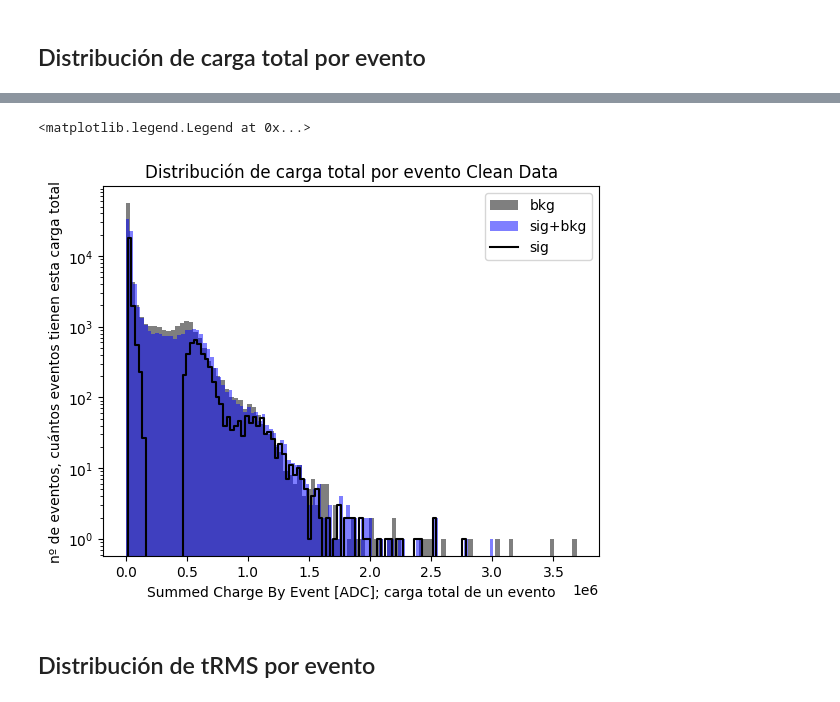
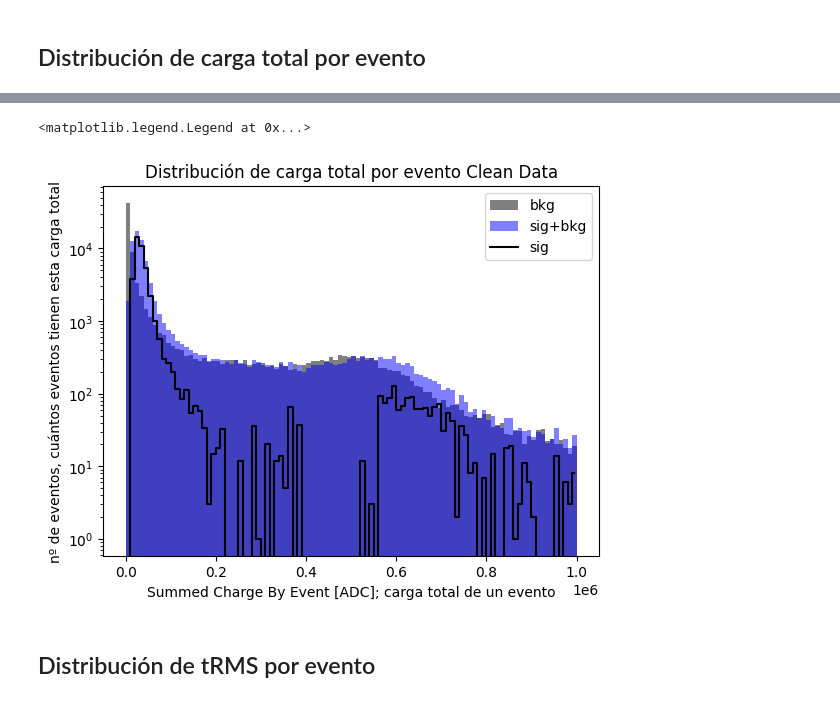
Before and after one commit to teresaaboal/NiCf_analysis, a Jupyter notebook: teresa_analysis/WCTE_teresa.ipynb, the cells around one changed output, grey strips where cells are left out. Cells and saved outputs as stored; diff of their text form; code cells hidden in the pictures.

```diff
--- a/teresa_analysis/WCTE_teresa.ipynb
+++ b/teresa_analysis/WCTE_teresa.ipynb
@@ -518,32 +531,19 @@ Text(0.5, 0.98, 'Distribución de carga total por evento')
 # %%
-counts_bkg_charge, edges_bkg_charge, _ = plt.hist(total_charge_by_event_bkg_clean, 100, histtype = "stepfilled" ,alpha=0.5, label="bkg")    #recoge los valores x,y que dibuja en el histograma
-counts_sig_charge, edges_sig_charge, _ = plt.hist(total_charge_by_event_sig_clean, 100, histtype="stepfilled", alpha=0.5, label="sig+bkg")
-#para ver mejor range=(0,2000)
+counts_bkg_charge, edges_bkg_charge, _ = plt.hist(total_charge_by_event_bkg_clean, 100,range=(0,1e6), histtype = "stepfilled" ,alpha=0.5, label="bkg")    #recoge los valores x,y que dibuja en el histograma
+counts_sig_charge, edges_sig_charge, _ = plt.hist(total_charge_by_event_sig_clean, 100,range=(0,1e6), histtype="stepfilled", alpha=0.5, label="sig+bkg")
+#para ver mejor range=(0,1e6)
 
 bin_centers_charge = (edges_sig_charge[1:] + edges_sig_charge [:-1])/2   #divide entre 2 porque calcula el centro del bin
-
-#total_charge_by_event_only_sig = pd.Series(counts_sig_charge - counts_bkg_charge, index=bin_centers_charge) #creo la pd.Series de la señal limpia (sólo la señal)
-#plt.hist(counts_sig_charge - counts_bkg_charge, 100, histtype = "stepfilled" ,alpha=1, label="sig") # ESTÁ MAL???
-
-plt.step(bin_centers_charge, counts_sig_charge - counts_bkg_charge, label="sig", color="k")
-
-
-#esto es lo que hice yo, está mal
-weights_sig_charge = np.ones_like(total_charge_by_event_sig_clean)
-weights_bkg_charge_4 = -  1*np.ones_like(total_charge_by_event_bkg_clean)   #asumimos normaliz bkg = sig+bkg perfecto
-all_charge = np.concatenate([total_charge_by_event_sig_clean, total_charge_by_event_bkg_clean])   #lo junto todo
-all_weights_charge_4 = np.concatenate([weights_sig_charge, weights_bkg_charge_4])
-#plt.hist(all_charge, 100, weights=all_weights_charge_4, histtype="step", color="r", alpha=1, label="sig4, not correct")
+plt.step(bin_centers_charge, counts_sig_charge - counts_bkg_charge, where="mid", label="sig", color="k")
 
 plt.xlabel("Summed Charge By Event [ADC]; carga total de un evento")
 plt.ylabel("nº de eventos, cuántos eventos tienen esta carga total")
 plt.title("Distribución de carga total por evento Clean Data")
 plt.yscale("log")
-#plt.xlim(0,20000)
 plt.legend()
 # %% [output]
 <matplotlib.legend.Legend at 0x...>
-[figure, old version]
+[figure, new version]
 # %% [markdown]
 ## Distribución de tRMS por evento
 # %%
```
Also changed, not shown: parts of 5 cells of this notebook, 1 other file.
